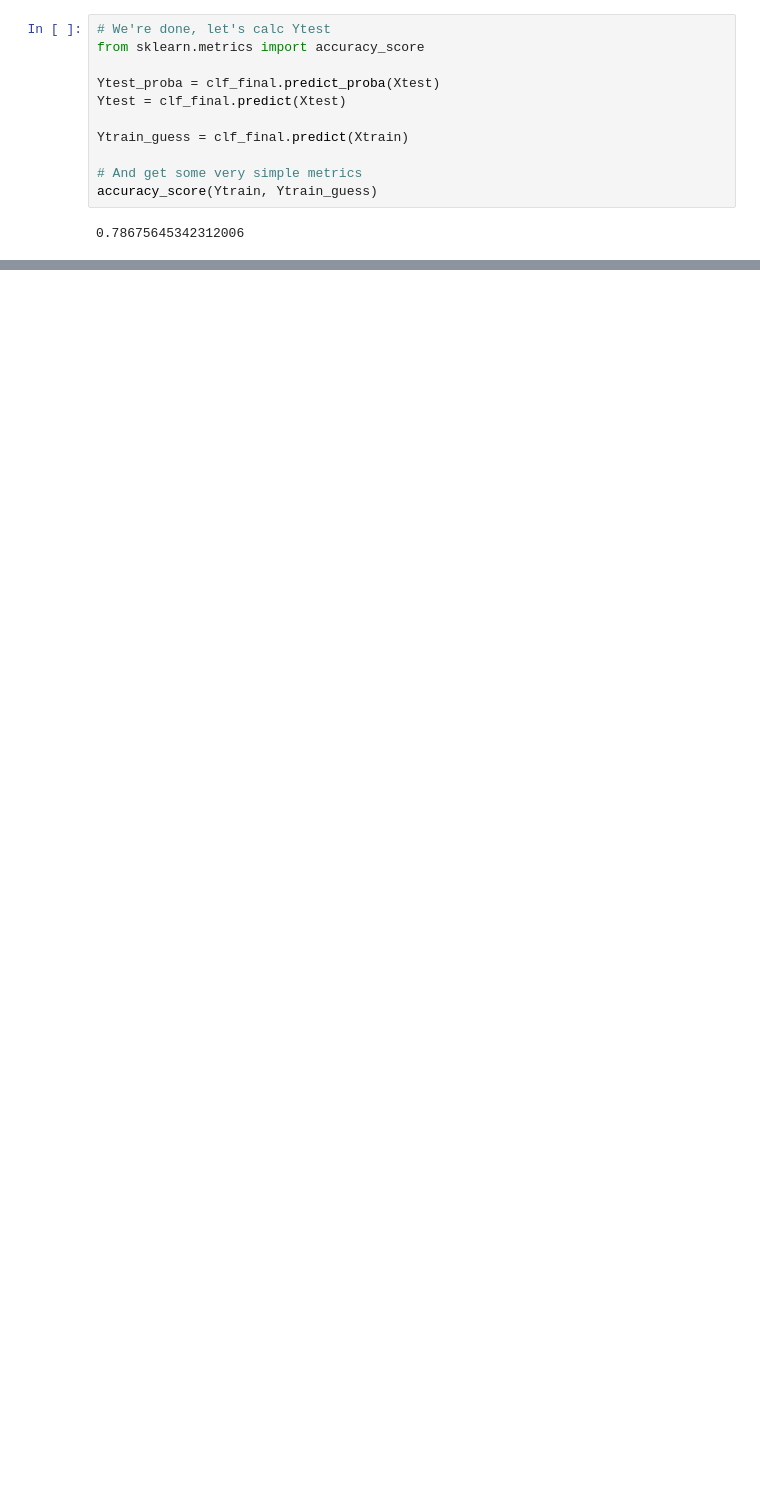
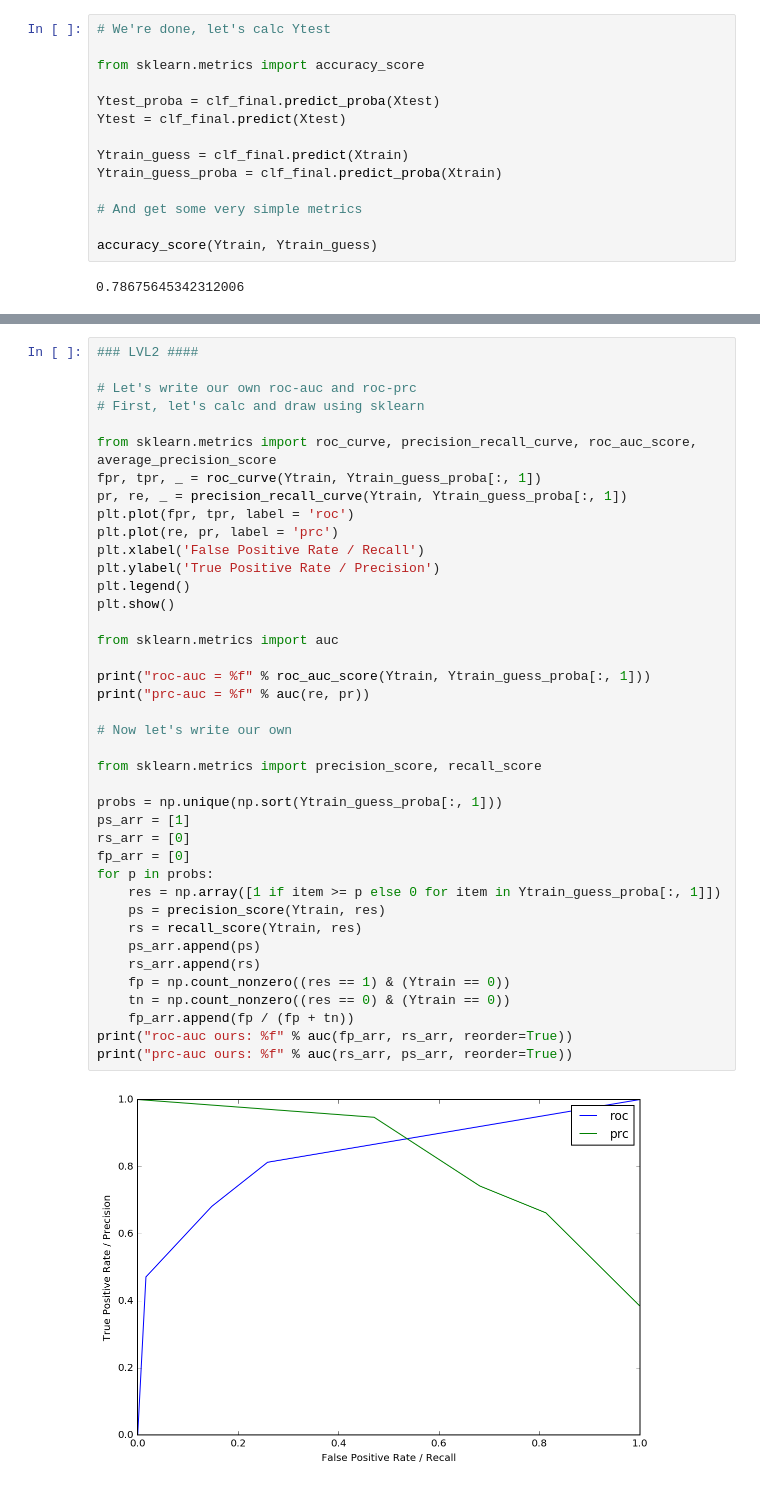
Before and after one commit to Sheph/Netology, a Jupyter notebook: 4/part_1.ipynb, the cells around one changed output, grey strips where cells are left out. Saved outputs shown, nothing was run; the diff lists cells and outputs as text; blank space fills up the shorter version.

```diff
--- a/4/part_1.ipynb
+++ b/4/part_1.ipynb
@@ -144,14 +146,17 @@ DecisionTreeClassifier(class_weight=None, criterion='gini', max_depth=2,
             presort=False, random_state=0, splitter='best')
 # %%
 # We're done, let's calc Ytest
+
 from sklearn.metrics import accuracy_score
 
 Ytest_proba = clf_final.predict_proba(Xtest)
 Ytest = clf_final.predict(Xtest)
 
 Ytrain_guess = clf_final.predict(Xtrain)
+Ytrain_guess_proba = clf_final.predict_proba(Xtrain)
 
 # And get some very simple metrics
+
 accuracy_score(Ytrain, Ytrain_guess)
 # %% [output]
 0.78675645342312006
@@ -185,0 +202,42 @@ graphviz.Source(dot_graph)
+# %%
+### LVL2 ####
+
+# Let's write our own roc-auc and roc-prc
+# First, let's calc and draw using sklearn
+
+from sklearn.metrics import roc_curve, precision_recall_curve, roc_auc_score, average_precision_score
+fpr, tpr, _ = roc_curve(Ytrain, Ytrain_guess_proba[:, 1])
+pr, re, _ = precision_recall_curve(Ytrain, Ytrain_guess_proba[:, 1])
+plt.plot(fpr, tpr, label = 'roc')
+plt.plot(re, pr, label = 'prc')
+plt.xlabel('False Positive Rate / Recall')
+plt.ylabel('True Positive Rate / Precision')
+plt.legend()
+plt.show()
+
+from sklearn.metrics import auc
+
+print("roc-auc = %f" % roc_auc_score(Ytrain, Ytrain_guess_proba[:, 1]))
+print("prc-auc = %f" % auc(re, pr))
+
+# Now let's write our own
+
+from sklearn.metrics import precision_score, recall_score
+
+probs = np.unique(np.sort(Ytrain_guess_proba[:, 1]))
+ps_arr = [1]
+rs_arr = [0]
+fp_arr = [0]
+for p in probs:
+    res = np.array([1 if item >= p else 0 for item in Ytrain_guess_proba[:, 1]])
+    ps = precision_score(Ytrain, res)
+    rs = recall_score(Ytrain, res)
+    ps_arr.append(ps)
+    rs_arr.append(rs)
+    fp = np.count_nonzero((res == 1) & (Ytrain == 0))
+    tn = np.count_nonzero((res == 0) & (Ytrain == 0))
+    fp_arr.append(fp / (fp + tn))
+print("roc-auc ours: %f" % auc(fp_arr, rs_arr, reorder=True))
+print("prc-auc ours: %f" % auc(rs_arr, ps_arr, reorder=True))
+# %% [output]
+[figure, added]
```
Also changed, not shown: parts of 8 cells of this notebook, 5 other files.
